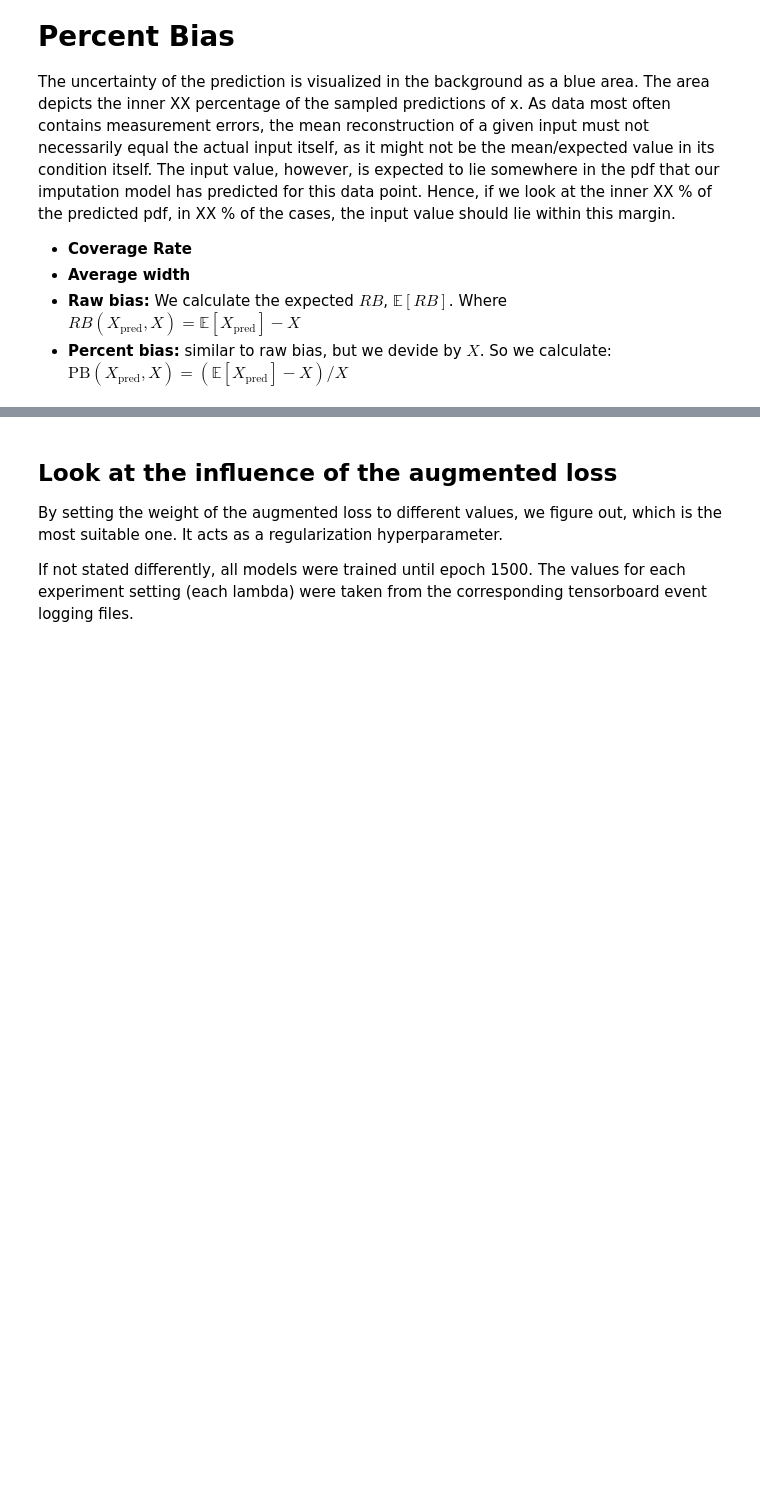
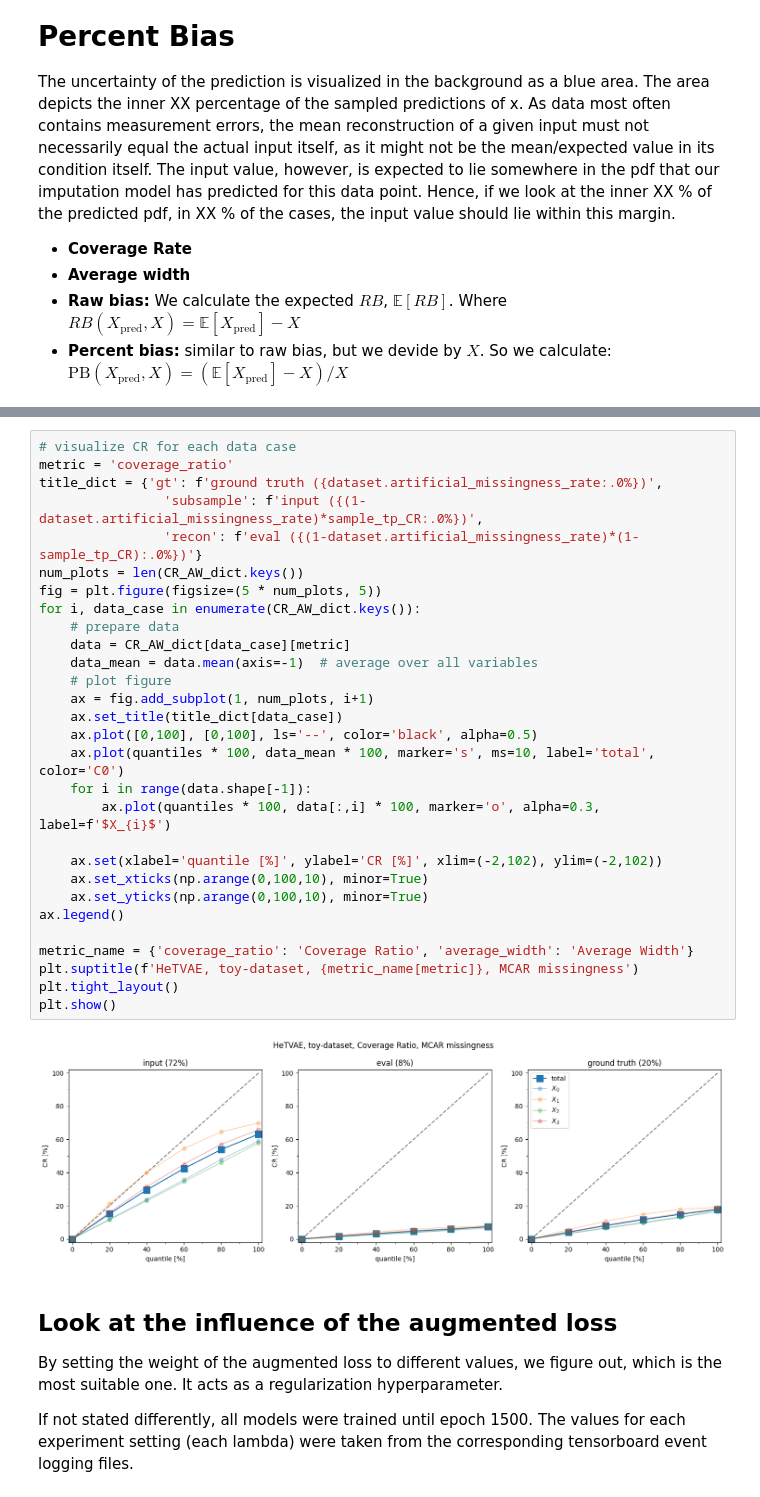
Before and after one commit to joshuawe/sepsis, a Jupyter notebook: imputation/hetvae/src/synthetic_data_interpolation.ipynb, the cells around one changed output, grey strips where cells are left out. Saved outputs shown, nothing was run; the diff lists cells and outputs as text; blank space fills up the shorter version.

```diff
--- a/imputation/hetvae/src/synthetic_data_interpolation.ipynb
+++ b/imputation/hetvae/src/synthetic_data_interpolation.ipynb
@@ -553,3 +630,34 @@ plt.show()
+# %%
+# visualize CR for each data case
+metric = 'coverage_ratio'
+title_dict = {'gt': f'ground truth ({dataset.artificial_missingness_rate:.0%})',
+                'subsample': f'input ({(1-dataset.artificial_missingness_rate)*sample_tp_CR:.0%})',
+                'recon': f'eval ({(1-dataset.artificial_missingness_rate)*(1-sample_tp_CR):.0%})'}
+num_plots = len(CR_AW_dict.keys())
+fig = plt.figure(figsize=(5 * num_plots, 5))
+for i, data_case in enumerate(CR_AW_dict.keys()):
+    # prepare data
+    data = CR_AW_dict[data_case][metric]
+    data_mean = data.mean(axis=-1)  # average over all variables
+    # plot figure
+    ax = fig.add_subplot(1, num_plots, i+1)
+    ax.set_title(title_dict[data_case])
+    ax.plot([0,100], [0,100], ls='--', color='black', alpha=0.5)
+    ax.plot(quantiles * 100, data_mean * 100, marker='s', ms=10, label='total', color='C0')
+    for i in range(data.shape[-1]):
+        ax.plot(quantiles * 100, data[:,i] * 100, marker='o', alpha=0.3, label=f'$X_{i}$')
+
+    ax.set(xlabel='quantile [%]', ylabel='CR [%]', xlim=(-2,102), ylim=(-2,102))
+    ax.set_xticks(np.arange(0,100,10), minor=True)
+    ax.set_yticks(np.arange(0,100,10), minor=True)
+ax.legend()
+
+metric_name = {'coverage_ratio': 'Coverage Ratio', 'average_width': 'Average Width'}
+plt.suptitle(f'HeTVAE, toy-dataset, {metric_name[metric]}, MCAR missingness')
+plt.tight_layout()
+plt.show()
+# %% [output]
+[figure, added]
 # %% [markdown]
 ## Look at the influence of the augmented loss
 
```
Also changed, not shown: parts of 12 cells of this notebook, 4 other files.
